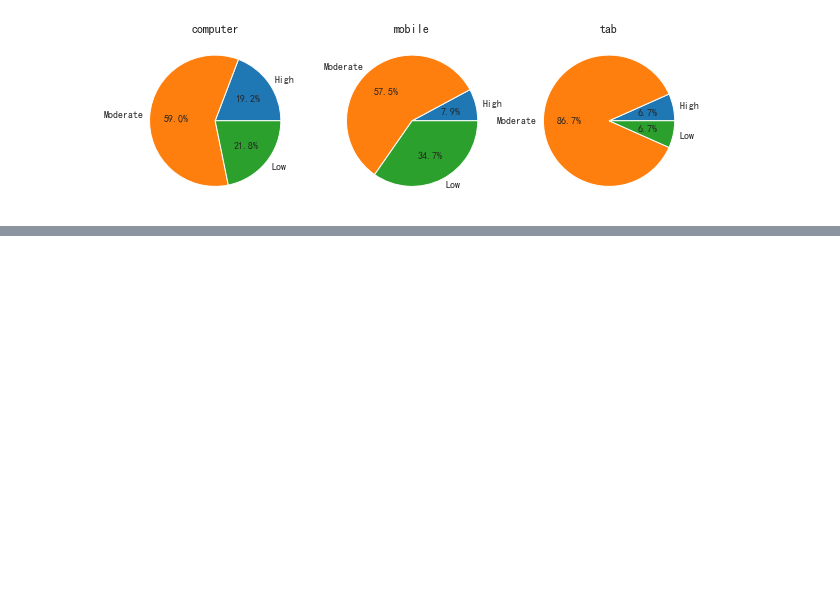
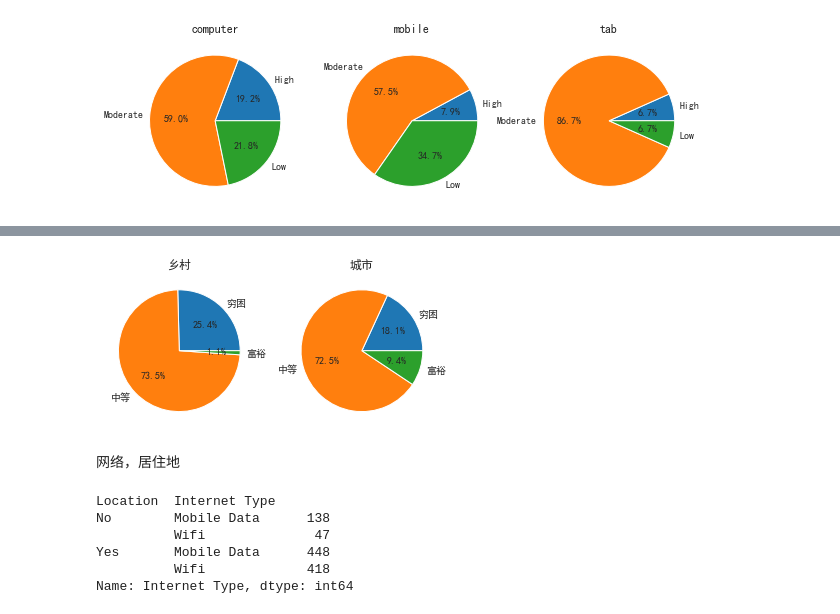
Before and after one commit to TakanashiXny/Introduction-of-DaSE, a Jupyter notebook: final/final_task.ipynb, the cells around one changed output, grey strips where cells are left out. Cells and saved outputs as stored; diff of their text form; code cells hidden in the pictures; blank space fills up the shorter version.

```diff
--- a/final/final_task.ipynb
+++ b/final/final_task.ipynb
@@ -1009,0 +1017,4 @@ plt.show()
+# %%
+Finance = data.groupby(['Location', 'Financial Condition'])['Financial Condition'].count()
+Finance = Finance.reindex(['Poor', 'Mid', 'Rich'], level='Financial Condition')
+Finance
@@ -1009,0 +1030,26 @@ plt.show()
+# %%
+rural = [Finance['No']['Poor'], Finance['No']['Mid'], Finance['No']['Rich']]
+city = [Finance['Yes']['Poor'], Finance['Yes']['Mid'], Finance['Yes']['Rich']]
+plt.subplot(121)
+plt.pie(rural, labels=['穷困', '中等', '富裕'], autopct='%1.1f%%')
+plt.title("乡村")
+
+
+plt.subplot(122)
+plt.pie(city, labels=['穷困', '中等', '富裕'], autopct='%1.1f%%')
+plt.title("城市")
+plt.show()
+# %% [output]
+[figure, added]
+# %% [markdown]
+网络，居住地
+# %%
+Internet = data.groupby(['Location', 'Internet Type'])['Internet Type'].count()
+Internet
+# %% [output]
+Location  Internet Type
+No        Mobile Data      138
+          Wifi              47
+Yes       Mobile Data      448
+          Wifi             418
+Name: Internet Type, dtype: int64
```
Also changed, not shown: parts of 21 cells of this notebook.
